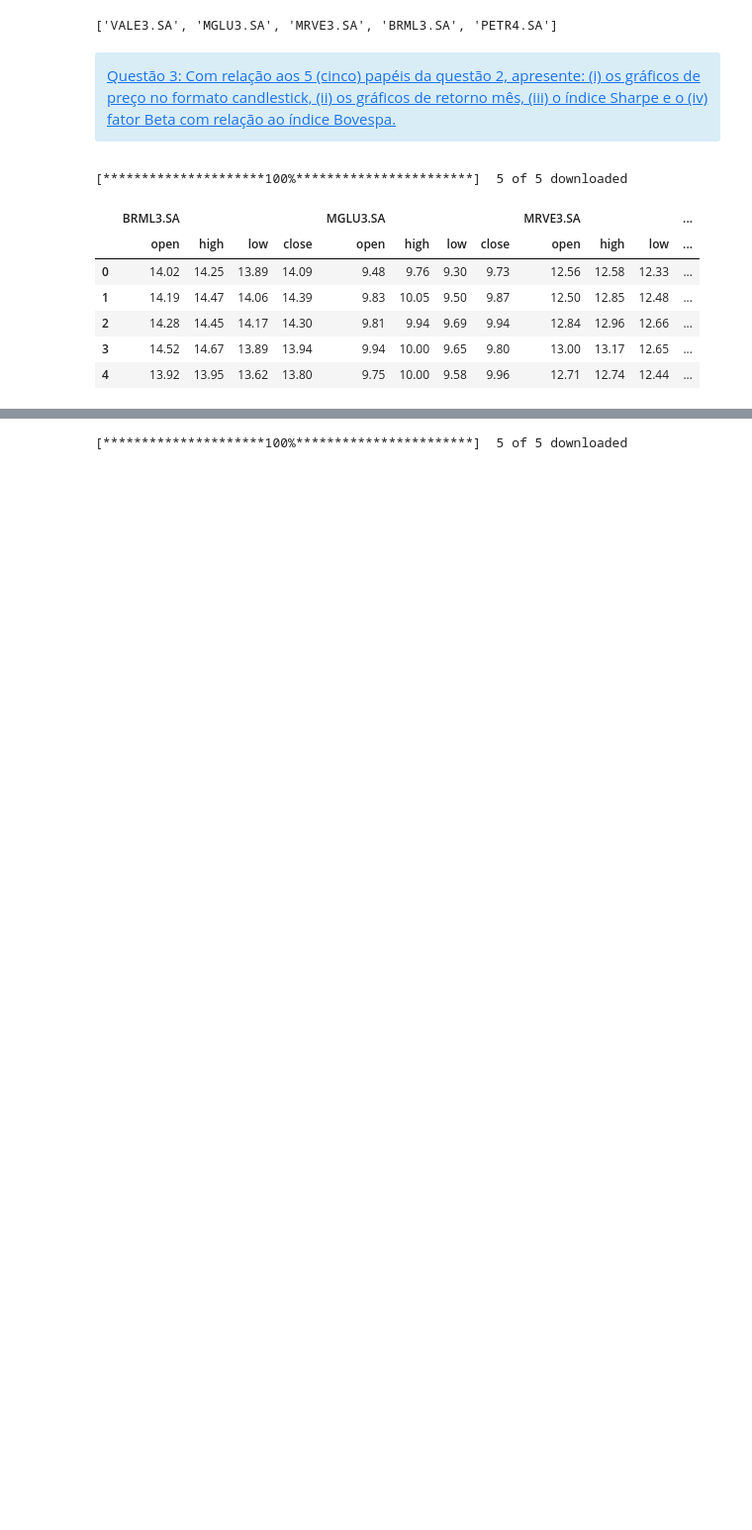
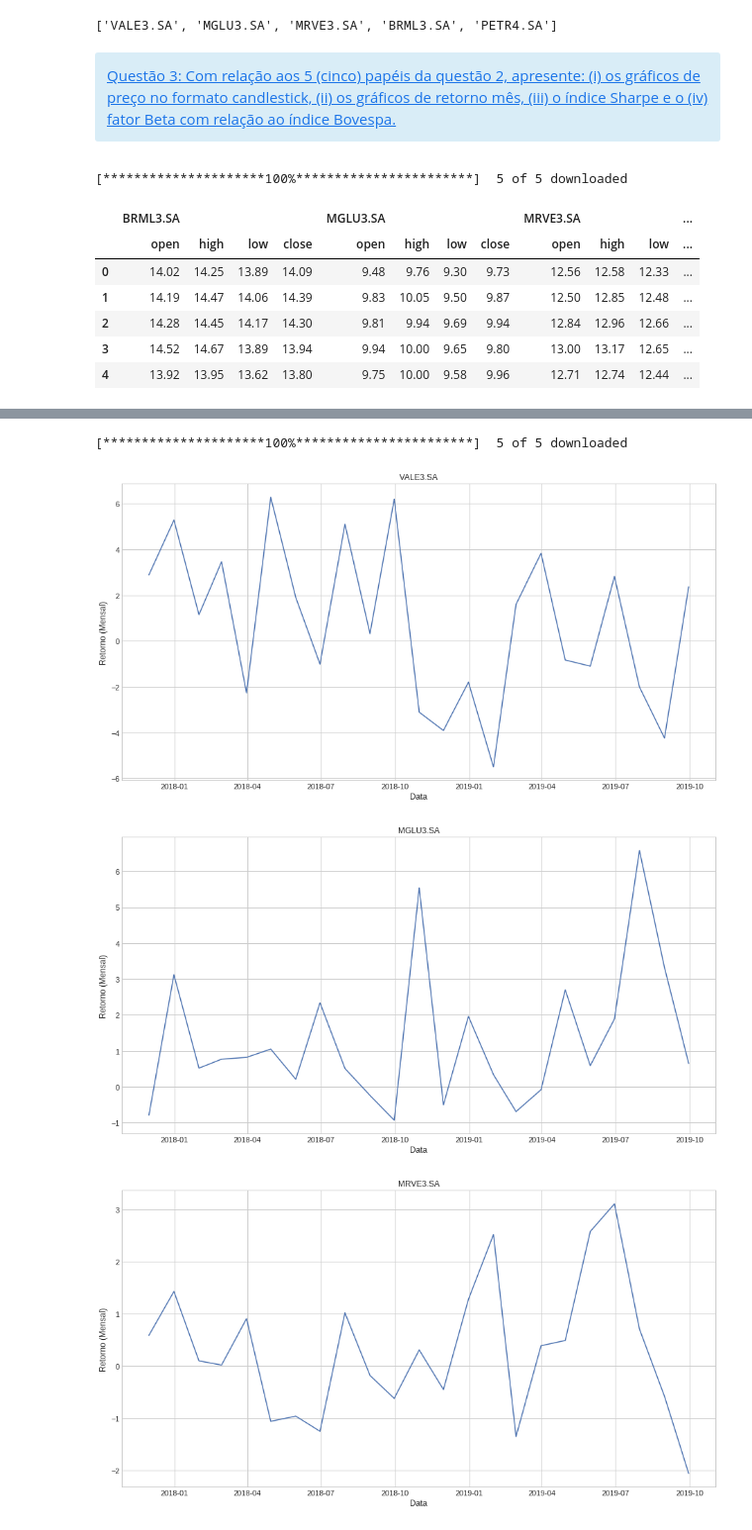
Before and after one commit to danieloda/Processamento-de-Sinais-Financeiros-Grupo-2, a Jupyter notebook: Primeira+Atividade+Prática+Avaliativa.ipynb, the cells around one changed output, grey strips where cells are left out. Shown at 99% size. Drawn from its saved outputs; the diff is of its cells as text; code cells hidden in the pictures; blank space fills up the shorter version.

```diff
--- a/Primeira+Atividade+Prática+Avaliativa.ipynb
+++ b/Primeira+Atividade+Prática+Avaliativa.ipynb
@@ -844,14 +886,34 @@ No handles with labels found to put in legend.
 # %%
 # Define o peridodo a ser analisado
 
 today = dt.date.today()
 E_Day = today.day; E_Month = today.month; E_Year = today.year
 day_before = today - dt.timedelta(730)
 S_Day = day_before.day; S_Month = day_before.month; S_Year = day_before.year
 
 
 # Analise dos 5 ativos filtrados
 
 stocks_all=yahoo(best_names[:5],S_Day, S_Month, S_Year, E_Day, E_Month, E_Year)
+
+for i in range(len(best_names)):
+    # Calculando retornos diarios e mensais dos ativos
+
+    stocks_all['Adj Close'][best_names[i]]
+    ativ_daily_returns = stocks_all['Adj Close'][best_names[i]].pct_change()
+    ativ_monthly_returns = stocks_all['Adj Close'][best_names[i]].resample('M').ffill().diff().dropna()
+
+    # Plotando as variaveis
+
+    fig = plt.figure(figsize = (15,7.5))
+    ax1 = fig.add_axes([0.1,0.1,0.8,0.8])
+    ax1.plot(ativ_monthly_returns)
+    ax1.set_xlabel("Data")
+    ax1.set_ylabel("Retorno (Mensal)")
+    ax1.set_title(best_names[i])
+    plt.show()
 # %% [output]
 [*********************100%***********************]  5 of 5 downloaded
+[figure, added]
+[figure, added]
+[figure, added]
```
Also changed, not shown: parts of 28 cells of this notebook, 2 other files.
